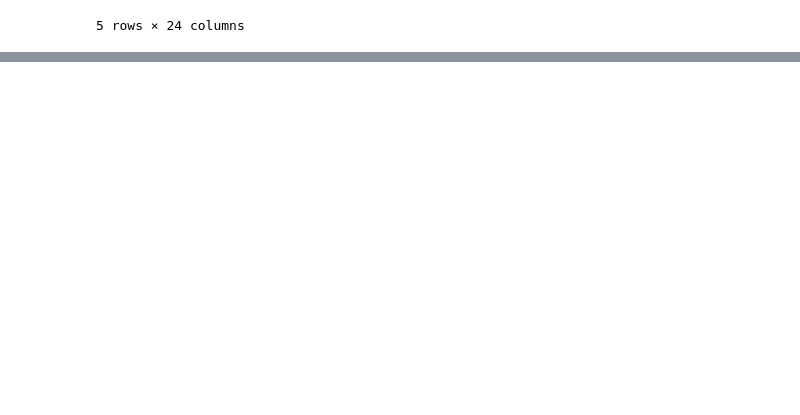
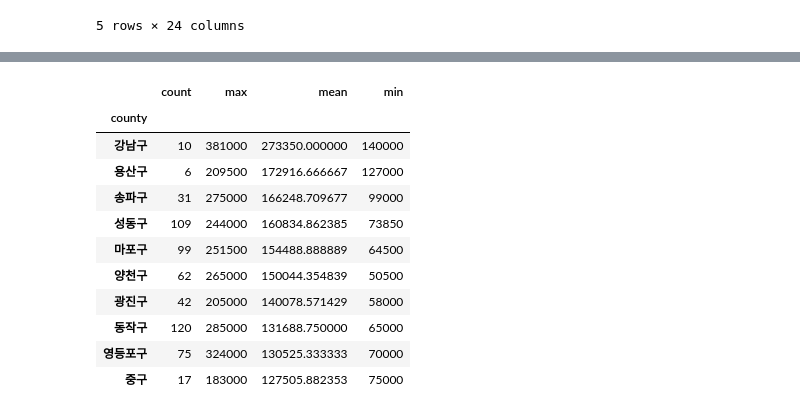
Before and after one commit to JakeOh/202511_BD53, a Jupyter notebook: lab_python/da13_apt.ipynb, the cells around one changed output, grey strips where cells are left out. Drawn from its saved outputs; the diff is of its cells as text; code cells hidden in the pictures; blank space fills up the shorter version.

```diff
--- a/lab_python/da13_apt.ipynb
+++ b/lab_python/da13_apt.ipynb
@@ -617,0 +664,17 @@ seoul_midsize_df.head()
+# %%
+# seoul_midsize_df에서 구별 거래금액 평균 상위 10개 지역을 찾고 시각화
+top10 = seoul_midsize_by_county.sort_values(by='mean', ascending=False).head(n=10)
+top10
+# %% [output]
+|  | count | max | mean | min |
+| county |  |  |  |  |
+| 강남구 | 10 | 381000 | 273350.000000 | 140000 |
+| 용산구 | 6 | 209500 | 172916.666667 | 127000 |
+| 송파구 | 31 | 275000 | 166248.709677 | 99000 |
+| 성동구 | 109 | 244000 | 160834.862385 | 73850 |
+| 마포구 | 99 | 251500 | 154488.888889 | 64500 |
+| 양천구 | 62 | 265000 | 150044.354839 | 50500 |
+| 광진구 | 42 | 205000 | 140078.571429 | 58000 |
+| 동작구 | 120 | 285000 | 131688.750000 | 65000 |
+| 영등포구 | 75 | 324000 | 130525.333333 | 70000 |
+| 중구 | 17 | 183000 | 127505.882353 | 75000 |
```
Also changed, not shown: parts of 5 cells of this notebook.
